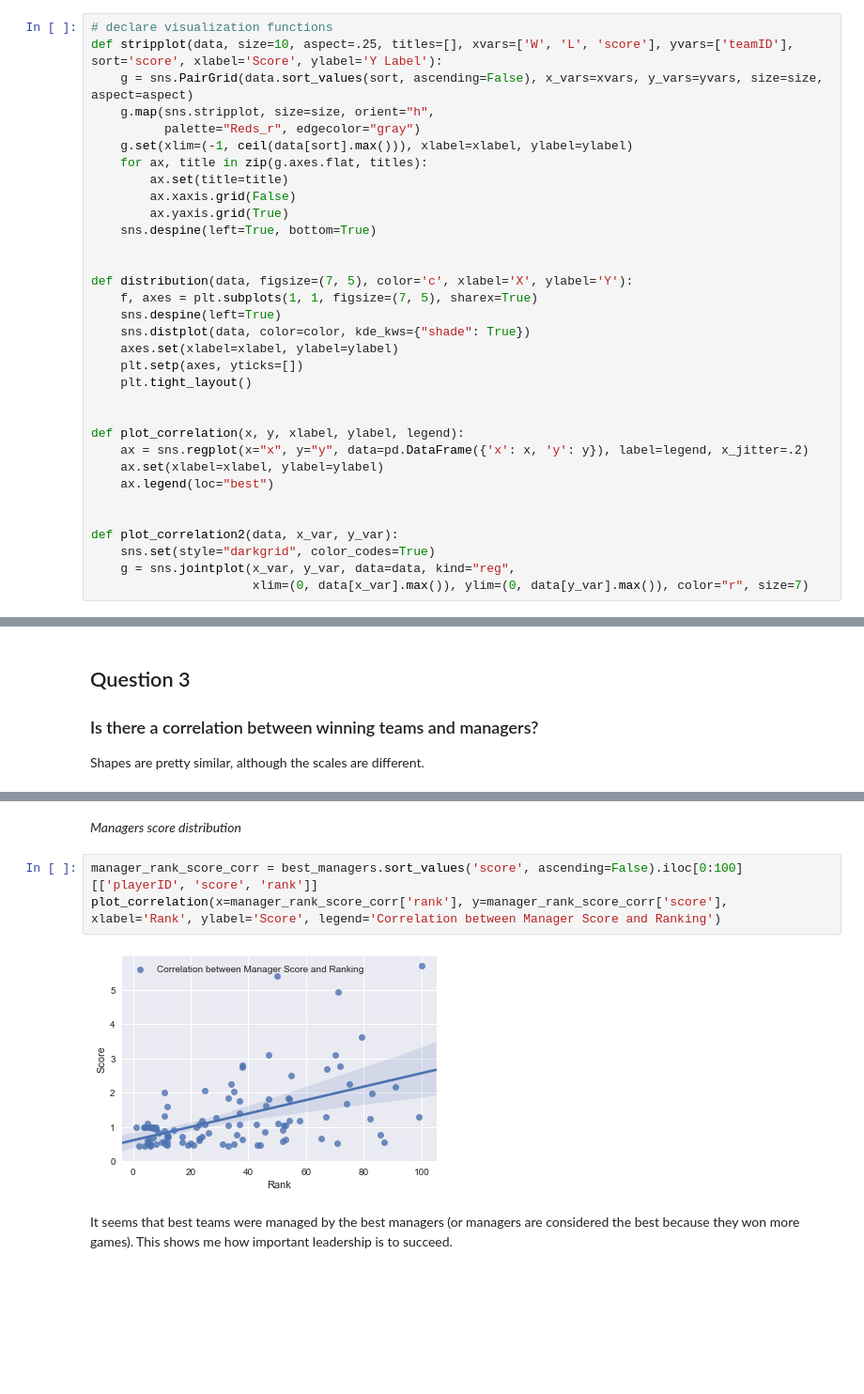
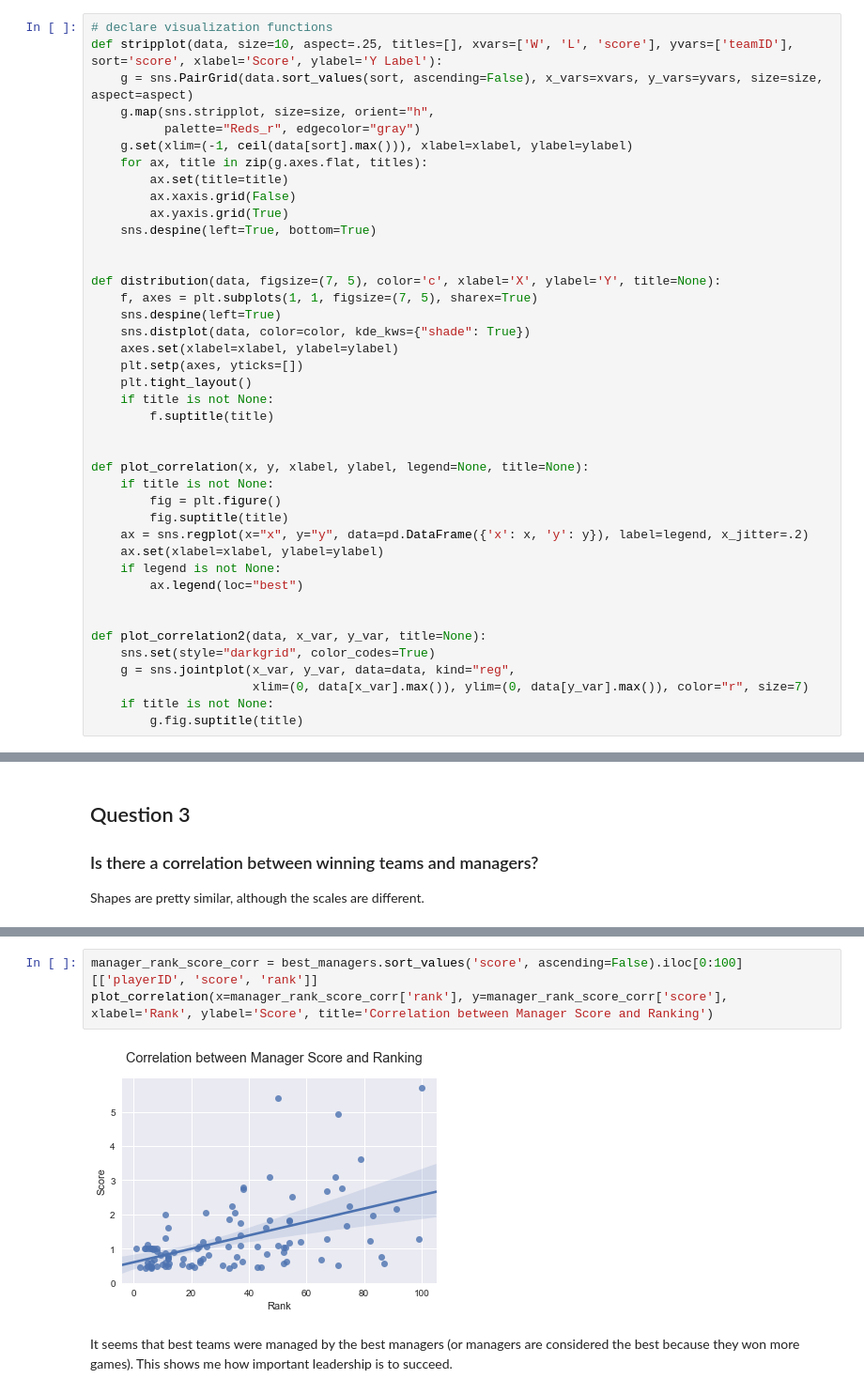
Before and after one commit to davidvartanian/dand-data-analysis-process, a Jupyter notebook: Investigate Data.ipynb, the cells around one changed output, grey strips where cells are left out. Shown at 94% size. Drawn from its saved outputs; the diff is of its cells as text; blank space fills up the shorter version.

```diff
--- a/Investigate Data.ipynb
+++ b/Investigate Data.ipynb
@@ -64,25 +73,33 @@ def stripplot(data, size=10, aspect=.25, titles=[], xvars=['W', 'L', 'score'], y
     sns.despine(left=True, bottom=True)
 
 
-def distribution(data, figsize=(7, 5), color='c', xlabel='X', ylabel='Y'):
+def distribution(data, figsize=(7, 5), color='c', xlabel='X', ylabel='Y', title=None):
     f, axes = plt.subplots(1, 1, figsize=(7, 5), sharex=True)
     sns.despine(left=True)
     sns.distplot(data, color=color, kde_kws={"shade": True})
     axes.set(xlabel=xlabel, ylabel=ylabel)
     plt.setp(axes, yticks=[])
     plt.tight_layout()
+    if title is not None:
+        f.suptitle(title)
 
 
-def plot_correlation(x, y, xlabel, ylabel, legend):
+def plot_correlation(x, y, xlabel, ylabel, legend=None, title=None):
+    if title is not None:
+        fig = plt.figure()
+        fig.suptitle(title)
     ax = sns.regplot(x="x", y="y", data=pd.DataFrame({'x': x, 'y': y}), label=legend, x_jitter=.2)
     ax.set(xlabel=xlabel, ylabel=ylabel)
-    ax.legend(loc="best")
+    if legend is not None:
+        ax.legend(loc="best")
 
 
-def plot_correlation2(data, x_var, y_var):
+def plot_correlation2(data, x_var, y_var, title=None):
     sns.set(style="darkgrid", color_codes=True)
     g = sns.jointplot(x_var, y_var, data=data, kind="reg",
                       xlim=(0, data[x_var].max()), ylim=(0, data[y_var].max()), color="r", size=7)
+    if title is not None:
+        g.fig.suptitle(title)
 # %%
 # load data
 data_path = 'data/baseballdatabank-2017.1/core'
@@ -428,10 +424,8 @@ Managers scores
-# %% [markdown]
-*Managers score distribution*
 # %%
 manager_rank_score_corr = best_managers.sort_values('score', ascending=False).iloc[0:100][['playerID', 'score', 'rank']]
-plot_correlation(x=manager_rank_score_corr['rank'], y=manager_rank_score_corr['score'], xlabel='Rank', ylabel='Score', legend='Correlation between Manager Score and Ranking')
+plot_correlation(x=manager_rank_score_corr['rank'], y=manager_rank_score_corr['score'], xlabel='Rank', ylabel='Score', title='Correlation between Manager Score and Ranking')
 # %% [output]
-[figure, old version]
+[figure, new version]
 # %% [markdown]
 It seems that best teams were managed by the best managers (or managers are considered the best because they won more games). This shows me how important leadership is to succeed.
 # %% [markdown]
```
Also changed, not shown: parts of 28 cells of this notebook, 1 other file.
